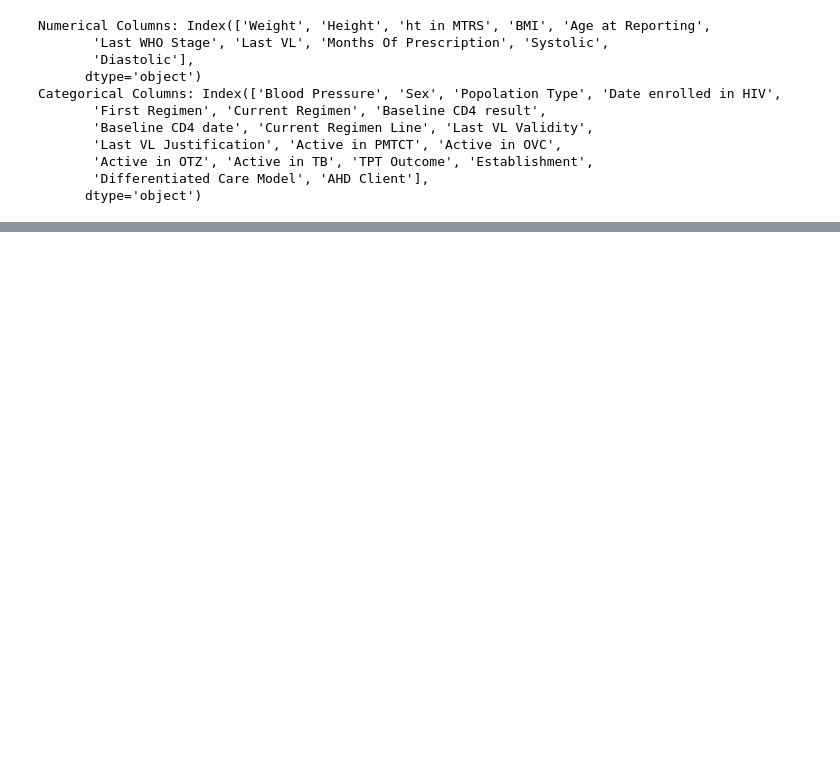
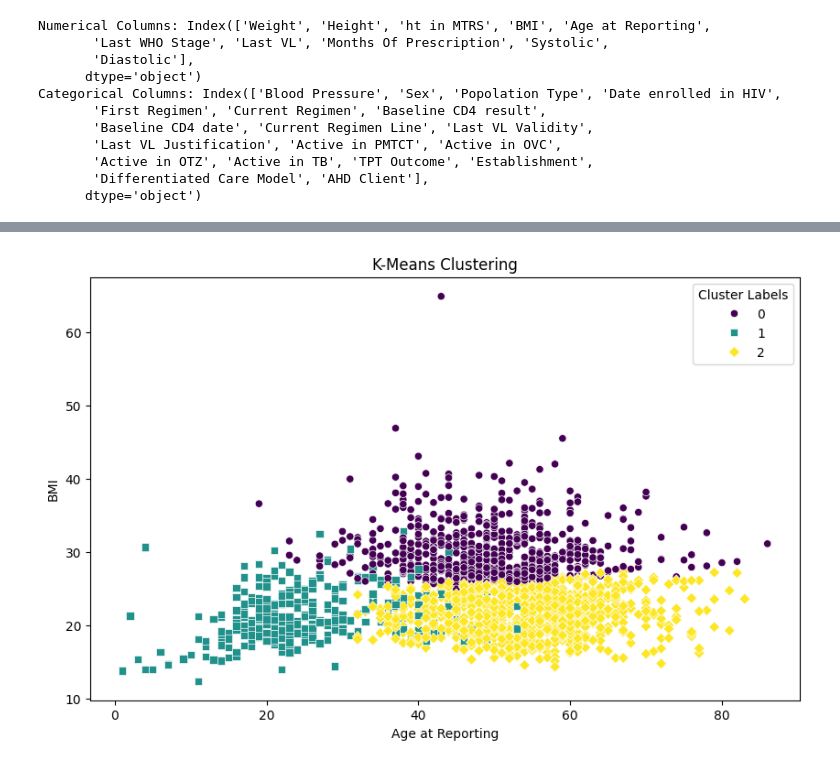
Before and after one commit to Joanmei/Engage-Project, a Jupyter notebook: Karatina_project_using_k_means.ipynb, the cells around one changed output, grey strips where cells are left out. Saved outputs shown, nothing was run; the diff lists cells and outputs as text; code cells hidden in the pictures; blank space fills up the shorter version.

```diff
--- a/Karatina_project_using_k_means.ipynb
+++ b/Karatina_project_using_k_means.ipynb
@@ -186,0 +456,27 @@ ValueError: could not convert string to float: '>200'
+# %%
+
+
+# 2. Select the features for clustering
+features = df[['Age at Reporting', 'BMI', 'Baseline CD4 result']]
+
+# 3. Standardize the features
+scaler = StandardScaler()
+scaled_features = scaler.fit_transform(features)
+
+# 4. Apply K-Means Clustering
+optimal_k = 3
+kmeans = KMeans(n_clusters=optimal_k, random_state=42)
+df['cluster_labels'] = kmeans.fit_predict(scaled_features)
+
+# For 2D visualization
+plt.figure(figsize=(10, 6))
+sns.scatterplot(data=df, x='Age at Reporting', y='BMI', hue='cluster_labels', palette='viridis', style='cluster_labels', markers=["o", "s", "D"])
+plt.title('K-Means Clustering')
+plt.xlabel('Age at Reporting')
+plt.ylabel('BMI')
+plt.legend(title='Cluster Labels')
+plt.show()
+
+# If you have more than two features, consider using PCA for visualization
+# %% [output]
+[figure, added]
```
Also changed, not shown: parts of 47 cells of this notebook.
